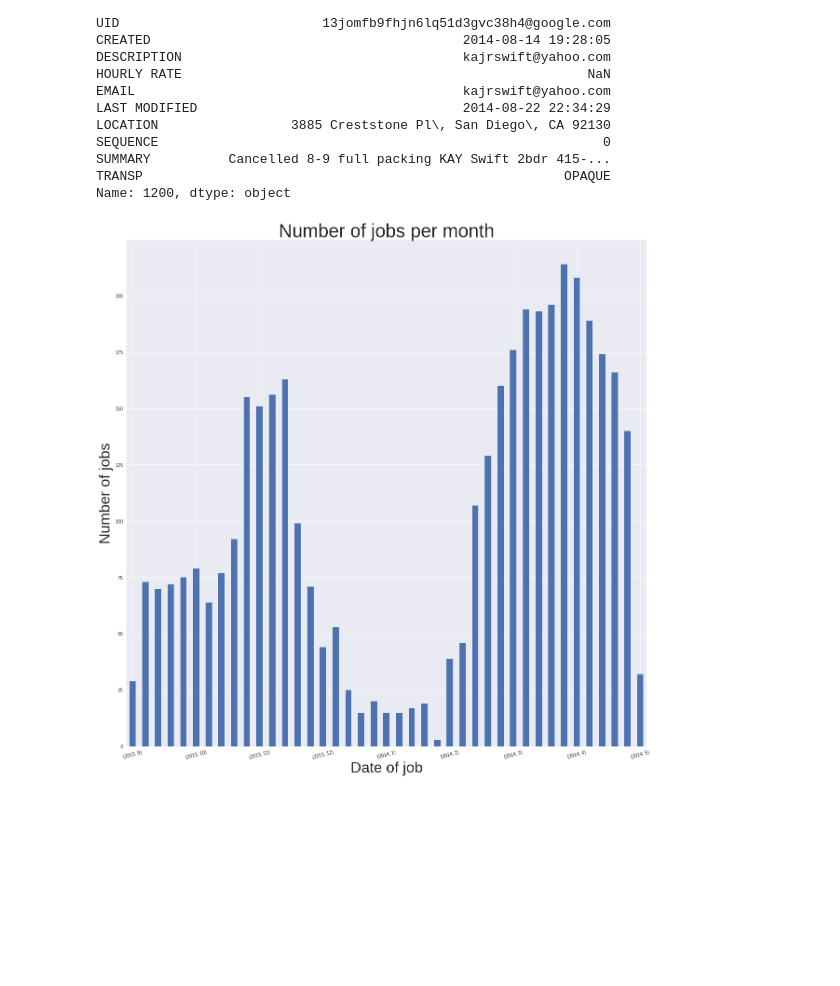
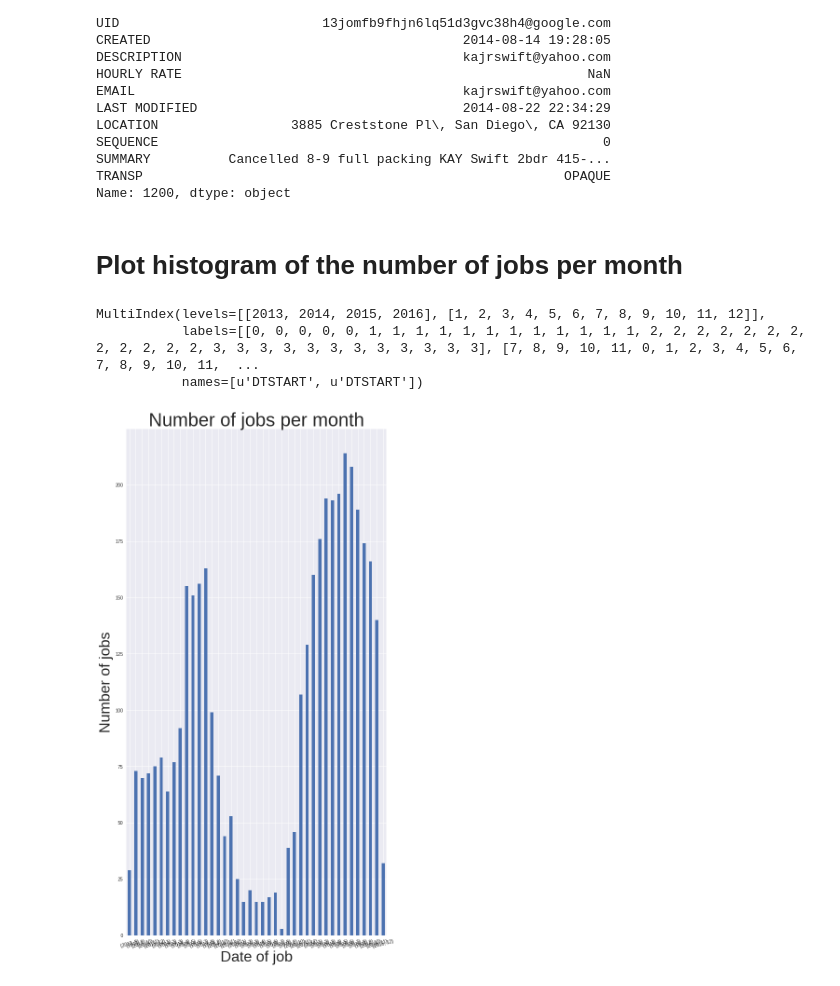
Before and after one commit to pdefusco/movingcompany, a Jupyter notebook: Vector Moving Analysis.ipynb, the cells around one changed output. Cells and saved outputs as stored; diff of their text form; code cells hidden in the pictures; blank space fills up the shorter version.

Commit message:
Need to fix date axis

```diff
--- a/Vector Moving Analysis.ipynb
+++ b/Vector Moving Analysis.ipynb
@@ -233,0 +232,2 @@ loc = plticker.MultipleLocator(base=5.0) # this locator puts ticks at regular in
+# %% [markdown]
+# Plot histogram of the number of jobs per month
@@ -234,10 +236,21 @@ loc = plticker.MultipleLocator(base=5.0) # this locator puts ticks at regular in
+# %%
+d.index
+# %% [output]
+MultiIndex(levels=[[2013, 2014, 2015, 2016], [1, 2, 3, 4, 5, 6, 7, 8, 9, 10, 11, 12]],
+           labels=[[0, 0, 0, 0, 0, 1, 1, 1, 1, 1, 1, 1, 1, 1, 1, 1, 1, 2, 2, 2, 2, 2, 2, 2, 2, 2, 2, 2, 2, 3, 3, 3, 3, 3, 3, 3, 3, 3, 3, 3, 3], [7, 8, 9, 10, 11, 0, 1, 2, 3, 4, 5, 6, 7, 8, 9, 10, 11,  ...
+           names=[u'DTSTART', u'DTSTART'])
 # %%
 ax = dfJobs['DTSTART'].groupby([dfJobs['DTSTART'].dt.year, dfJobs['DTSTART'].dt.month]).count().plot(kind="bar",
                                                                                                      rot=15,
-                                                                                                    figsize=(20,20));
-ax.xaxis.set_major_locator(loc);
+                                                                                                     figsize=(10,20));
+
+
+#ax.xaxis.set_major_locator(mdates.YearLocator())
+#monthFmt = mdates.DateFormatter('%YYYY')
+#ax.xaxis.set_major_formatter(monthFmt)
+
 plt.xlabel('Date of job', fontsize=32);
 plt.ylabel('Number of jobs', fontsize=32);
 plt.title('Number of jobs per month', fontsize=40);
 # %% [output]
-[figure, old version]
+[figure, new version]
```
Also changed, not shown: parts of 4 cells of this notebook.
